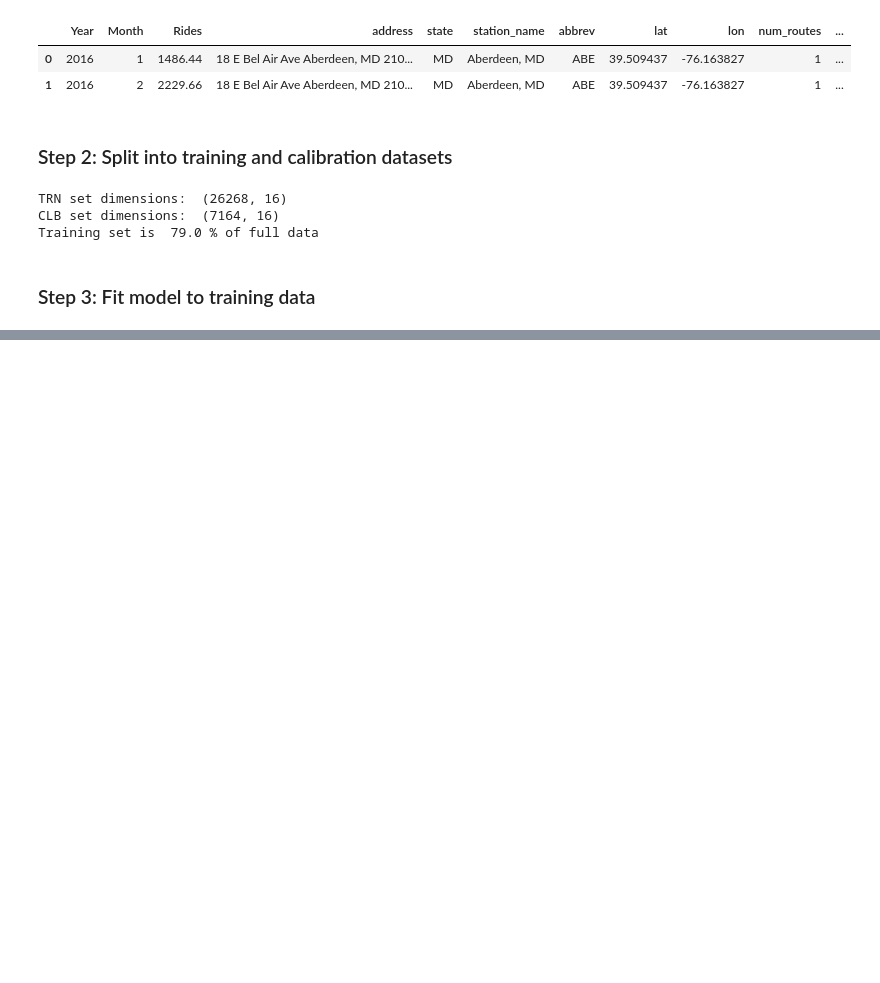
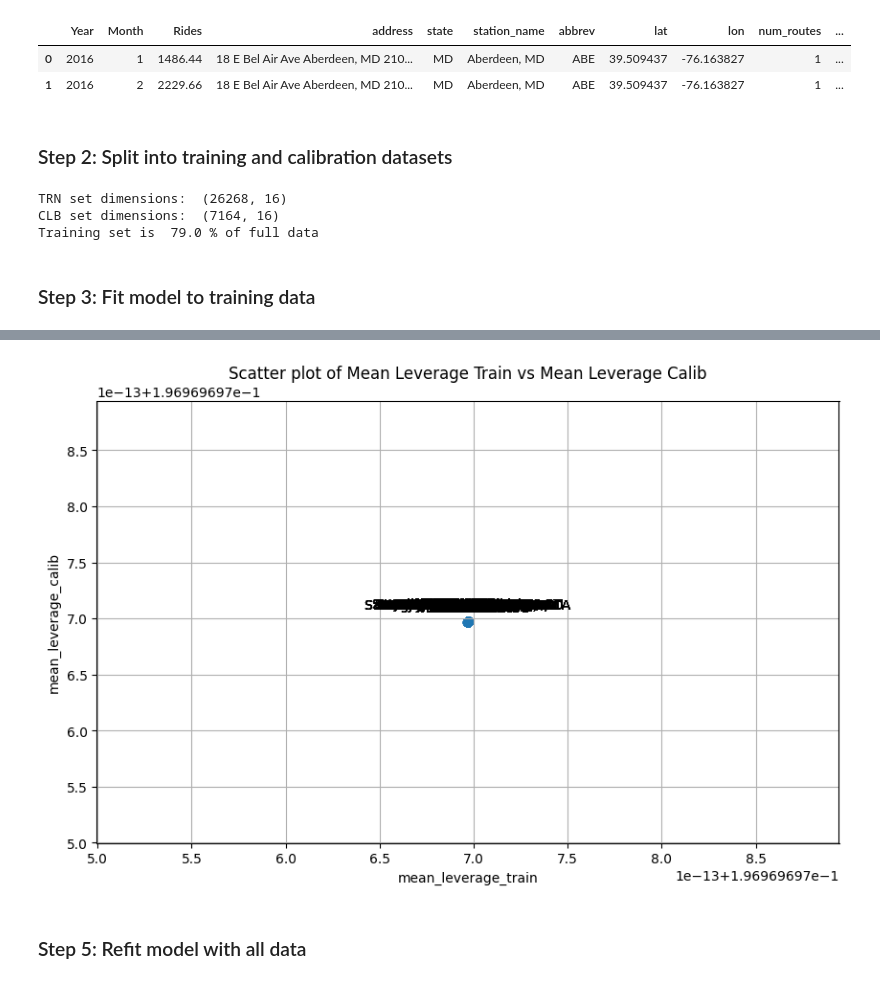
Before and after one commit to statzenthusiast921/amtrak_analysis, a Jupyter notebook: scripts/Forecasting Amtrak Ridership Data 07.18.24.ipynb, the cells around one changed output, grey strips where cells are left out. Saved outputs shown, nothing was run; the diff lists cells and outputs as text; code cells hidden in the pictures; blank space fills up the shorter version.

```diff
--- a/scripts/Forecasting Amtrak Ridership Data 07.18.24.ipynb
+++ b/scripts/Forecasting Amtrak Ridership Data 07.18.24.ipynb
@@ -626,0 +688,25 @@ Predictions done.
+# %%
+# Scatter plot
+x_col = 'mean_leverage_train'
+y_col = 'mean_leverage_calib'
+
+x_proper = x_col.replace('_', ' ').title().replace(' ', ' ')
+y_proper = y_col.replace('_', ' ').title().replace(' ', ' ')
+
+
+plt.figure(figsize=(10, 6))
+plt.scatter(comparison_df[x_col], comparison_df[y_col])
+
+# Add labels to each point
+for i, row in comparison_df.iterrows():
+    plt.annotate(row['station_name'], (row[x_col], row[y_col]), textcoords="offset points", xytext=(0,10), ha='center')
+
+plt.xlabel(x_col)
+plt.ylabel(y_col)
+plt.title(f'Scatter plot of {x_proper} vs {y_proper}')
+plt.grid(True)
+plt.show()
+# %% [output]
+[figure, added]
+# %% [markdown]
+### Step 5: Refit model with all data
```
Also changed, not shown: parts of 51 cells of this notebook.
